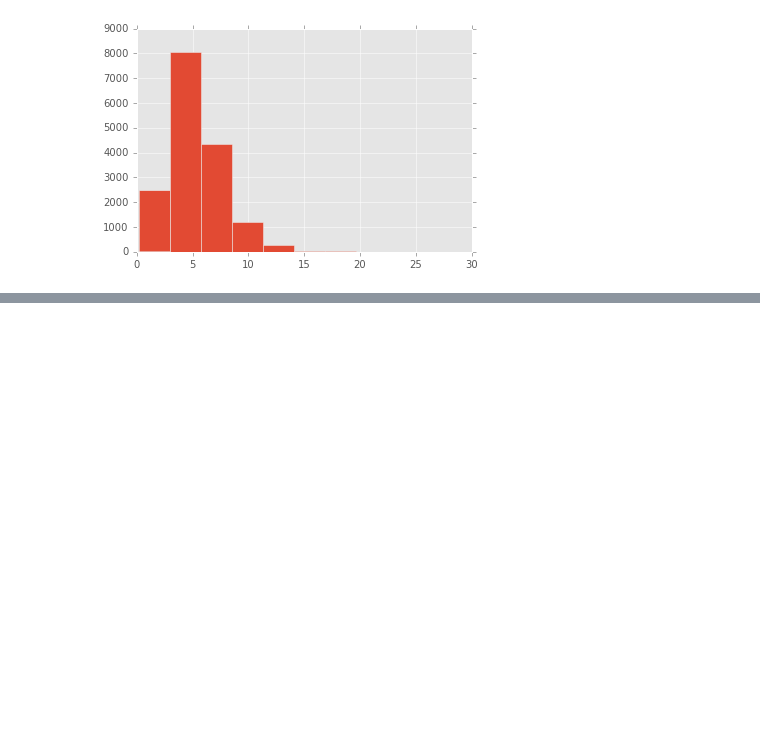
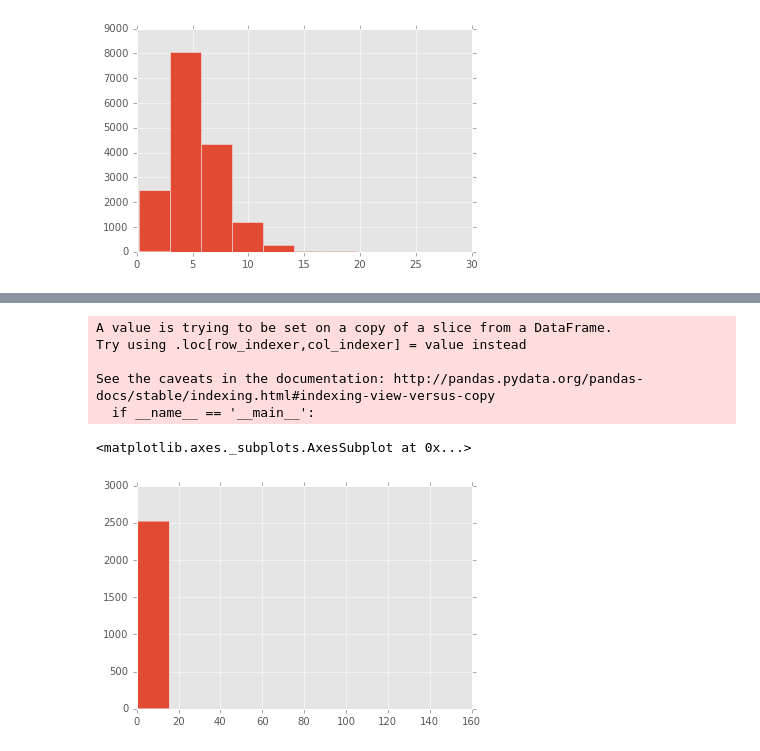
Before and after one commit to wilfeli/ABMIRISLab, a Jupyter notebook: Model/SolarData.ipynb, the cells around one changed output, grey strips where cells are left out. Cells and saved outputs as stored; diff of their text form; code cells hidden in the pictures; blank space fills up the shorter version.

```diff
--- a/Model/SolarData.ipynb
+++ b/Model/SolarData.ipynb
@@ -436,0 +277,15 @@ ss_rec260pe_df.corr()
+# %%
+ss_rec260pe_df_ols_filtered = ss_rec260pe_df_ols[ss_rec260pe_df_ols['Total_System_Cost'] < 180000]
+# %%
+ss_rec260pe_df_ols_filtered['Price_per_Watt'] = ss_rec260pe_df_ols_filtered['Total_System_Cost']/ss_rec260pe_df_ols_filtered['System_Size_DC']/1000
+# %% [output]
+A value is trying to be set on a copy of a slice from a DataFrame.
+Try using .loc[row_indexer,col_indexer] = value instead
+
+See the caveats in the documentation: http://pandas.pydata.org/pandas-docs/stable/indexing.html#indexing-view-versus-copy
+  if __name__ == '__main__':
+# %%
+ss_rec260pe_df_ols_filtered['Price_per_Watt'].hist()
+# %% [output]
+<matplotlib.axes._subplots.AxesSubplot at 0x...>
+[figure, added]
```
Also changed, not shown: parts of 23 cells of this notebook, 8 other files.
